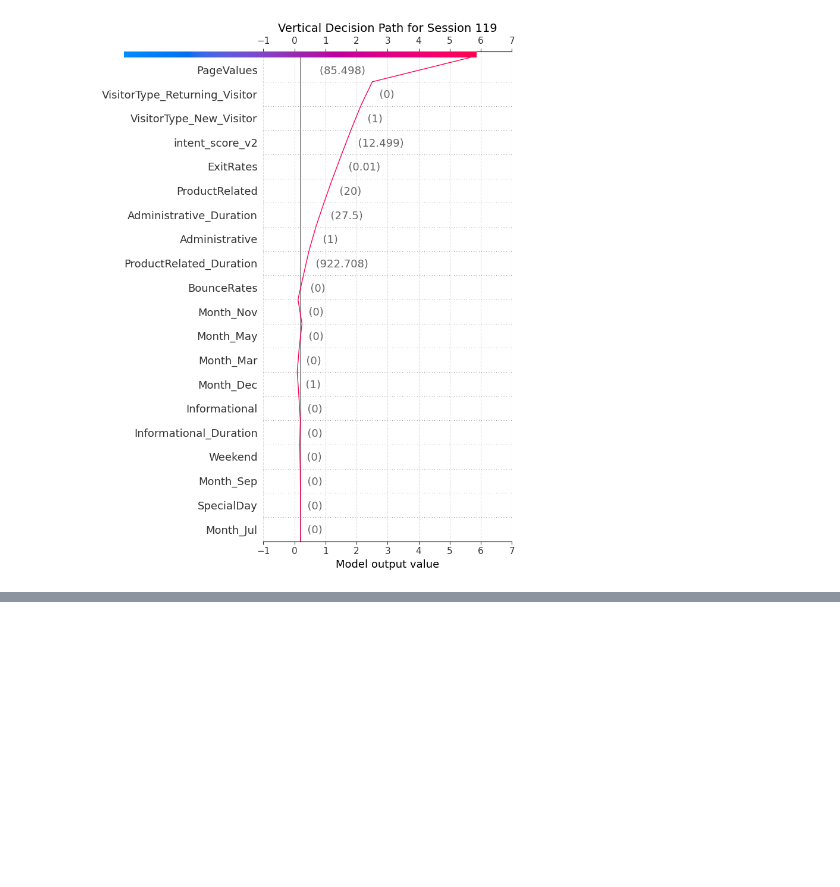
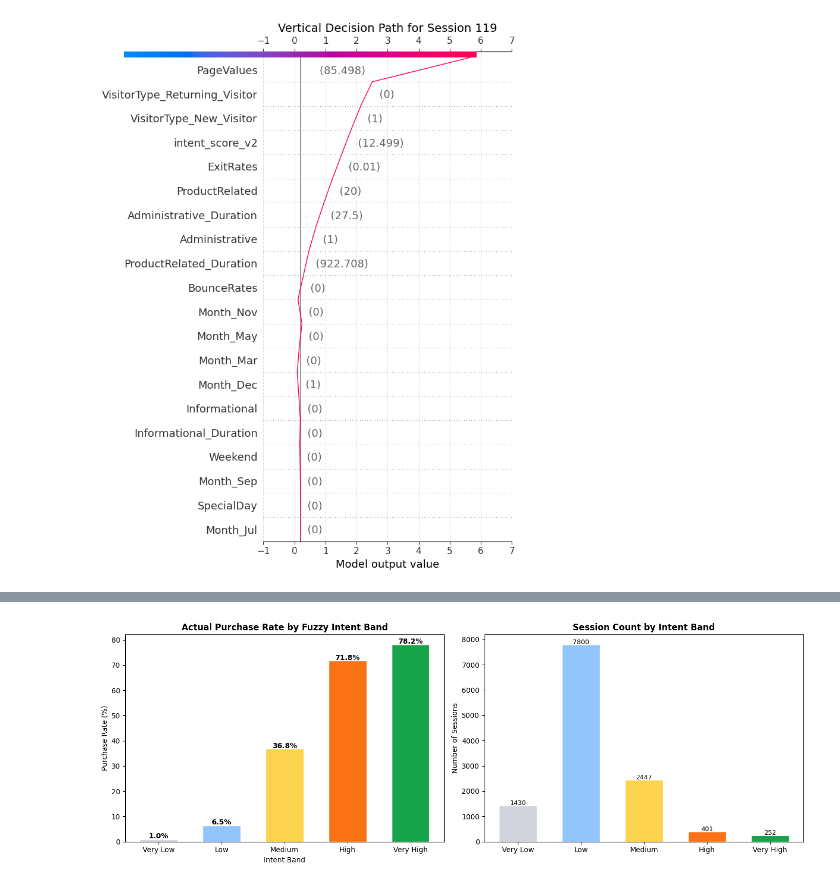
Before and after one commit to AlokROfficial/AI_project, a Jupyter notebook: AI_final.ipynb, the cells around one changed output, grey strips where cells are left out. Cells and saved outputs as stored; diff of their text form; code cells hidden in the pictures; blank space fills up the shorter version.

```diff
--- a/AI_final.ipynb
+++ b/AI_final.ipynb
@@ -966,2 +964,88 @@ duration_g     : {'low': np.float64(0.00031724654931859325), 'medium': np.float6
 exit_rate      : {'low': np.float64(0.9298489821425847), 'medium': np.float64(0.07747609048119249), 'high': np.float64(9.770518850398321e-08)}
 prod_pages     : {'low': np.float64(0.0), 'medium': np.float64(0.2857142857142857), 'high': np.float64(0.0)}
+# %%
+# ── BUSINESS INFERENCE ENGINE ─────────────────────────────────────────────
+
+def recommend_action(score):
+    """Translate a fuzzy intent score into a concrete business intervention."""
+    if score >= 75:
+        return "🟢 Trigger one-click checkout + free shipping banner"
+    elif score >= 55:
+        return "🟡 Show 10% limited-time discount popup"
+    elif score >= 35:
+        return "🟠 Display product comparison widget + reviews"
+    elif score >= 20:
+        return "🔵 Show recently viewed items + social proof"
+    else:
+        return "⚪ Capture email for re-engagement campaign"
+
+def intent_band(score):
+    if score >= 75:   return "Very High"
+    elif score >= 55: return "High"
+    elif score >= 35: return "Medium"
+    elif score >= 20: return "Low"
+    else:             return "Very Low"
+
+# Apply to full dataset
+df['intent_band']   = df['intent_score'].apply(intent_band)
+df['recommendation'] = df['intent_score'].apply(recommend_action)
+
+# ── Segment conversion rate per band ─────────────────────────────────────
+print("=== CONVERSION RATE BY INTENT BAND ===")
+segment = df.groupby('intent_band').agg(
+    Sessions=('Revenue','count'),
+    Purchases=('Revenue','sum'),
+    Conversion_Rate=('Revenue','mean')
+).reindex(['Very Low','Low','Medium','High','Very High'])
+segment['Conversion_Rate'] = (segment['Conversion_Rate']*100).round(1)
+print(segment.to_string())
+
+# ── Bar chart ─────────────────────────────────────────────────────────────
+fig, (ax1, ax2) = plt.subplots(1, 2, figsize=(14, 5))
+colors = ['#D1D5DB','#93C5FD','#FCD34D','#F97316','#16A34A']
+ax1.bar(segment.index, segment['Conversion_Rate'], color=colors, edgecolor='white', width=0.6)
+ax1.set_title('Actual Purchase Rate by Fuzzy Intent Band', fontweight='bold')
+ax1.set_ylabel('Purchase Rate (%)')
+ax1.set_xlabel('Intent Band')
+for i, v in enumerate(segment['Conversion_Rate']):
+    ax1.text(i, v + 0.3, f'{v}%', ha='center', fontsize=10, fontweight='bold')
+
+ax2.bar(segment.index, segment['Sessions'], color=colors, edgecolor='white', width=0.6)
+ax2.set_title('Session Count by Intent Band', fontweight='bold')
+ax2.set_ylabel('Number of Sessions')
+for i, v in enumerate(segment['Sessions']):
+    ax2.text(i, v + 20, str(v), ha='center', fontsize=9)
+plt.tight_layout()
+plt.show()
+
+# ── Sample business output table ──────────────────────────────────────────
+print("\n=== SAMPLE SESSION RECOMMENDATIONS (10 high-intent sessions) ===")
+sample_out = df[df['intent_band'].isin(['High','Very High'])][
+    ['PageValues','BounceRates','intent_score','intent_band','Revenue','recommendation']
+].head(10)
+display(sample_out)
+
+# ── Final business summary ────────────────────────────────────────────────
+n_high   = len(df[df['intent_band'].isin(['High','Very High'])])
+pct_high = n_high / len(df) * 100
+rate_high= df[df['intent_band'].isin(['High','Very High'])]['Revenue'].mean()*100
+fn_count = ((df['predicted']==0) & (df['Revenue']==1)).sum()
+
+print("\n" + "="*55)
+print("  FUZZY PURCHASE INTENT SYSTEM — BUSINESS SUMMARY")
+print("="*55)
+print(f"  Total sessions scored       : 12,330")
+print(f"  High/Very High intent       : {n_high:,} ({pct_high:.1f}% of traffic)")
+print(f"  Conversion rate in those    : {rate_high:.1f}%")
+print(f"  System AUC                  : 0.922")
+print(f"  Recommended threshold       : 0.42 (Youden's J)")
+print(f"  Missed sales at thresh=0.50 : {fn_count} sessions")
+print(f"  → Lowering to 0.42 recovers : ~{int(fn_count*0.15)} additional sales")
+print("="*55)
+print("\nBusiness Recommendation:")
+print("  Deploy the fuzzy scoring engine in real-time.")
+print("  For every session scoring ≥55, trigger a personalised")
+print("  intervention (see recommendation column above).")
+print("  November and May sessions should use a lowered threshold")
+print("  of 0.38 given their 3× higher base conversion rates.")
+# %% [output]
@@ -967,0 +1060 @@ prod_pages     : {'low': np.float64(0.0), 'medium': np.float64(0.285714285714285
+[figure, added]
```
Also changed, not shown: parts of 7 cells of this notebook.
